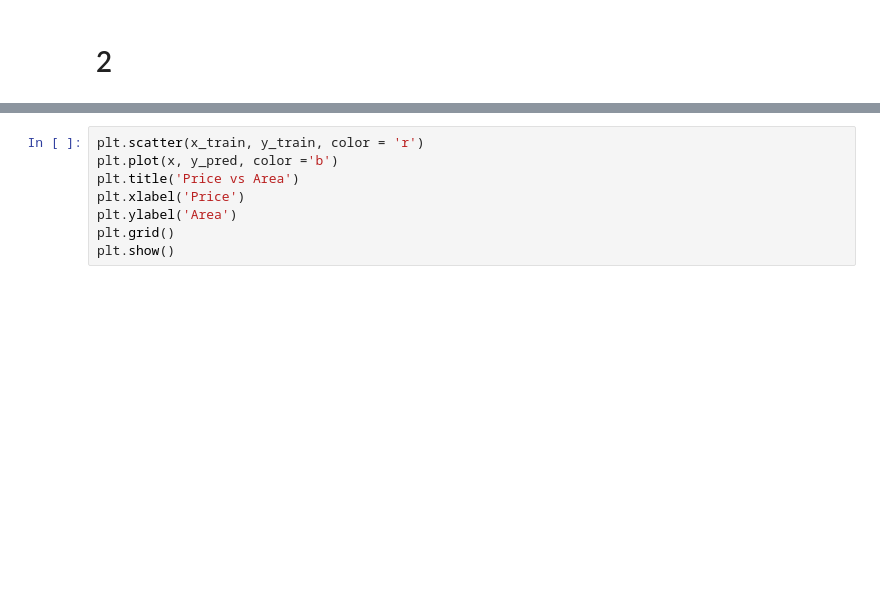
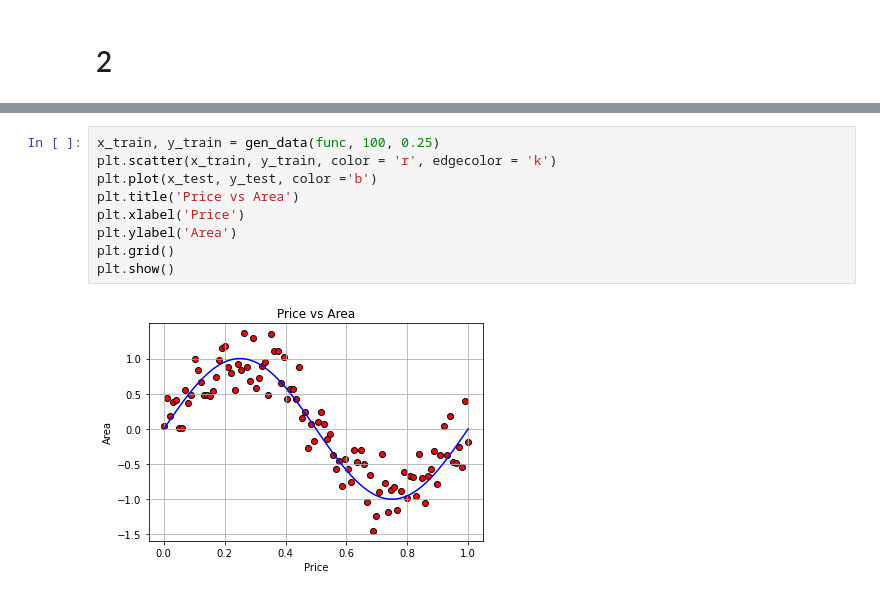
Before and after one commit to QuangCodecode/Machine-Learning-DSEB62, a Jupyter notebook: ML_Homework_week_4/ML_Homework_week_4.ipynb, the cells around one changed output, grey strips where cells are left out. Drawn from its saved outputs; the diff is of its cells as text; blank space fills up the shorter version.

```diff
--- a/ML_Homework_week_4/ML_Homework_week_4.ipynb
+++ b/ML_Homework_week_4/ML_Homework_week_4.ipynb
@@ -133,8 +97,11 @@ y_p = model.predict(x_test)
 # %%
-plt.scatter(x_train, y_train, color = 'r')
-plt.plot(x, y_pred, color ='b')
+x_train, y_train = gen_data(func, 100, 0.25)
+plt.scatter(x_train, y_train, color = 'r', edgecolor = 'k')
+plt.plot(x_test, y_test, color ='b')
 plt.title('Price vs Area')
 plt.xlabel('Price')
 plt.ylabel('Area')
 plt.grid()
 plt.show()
+# %% [output]
+[figure, added]
```
Also changed, not shown: parts of 7 cells of this notebook.
